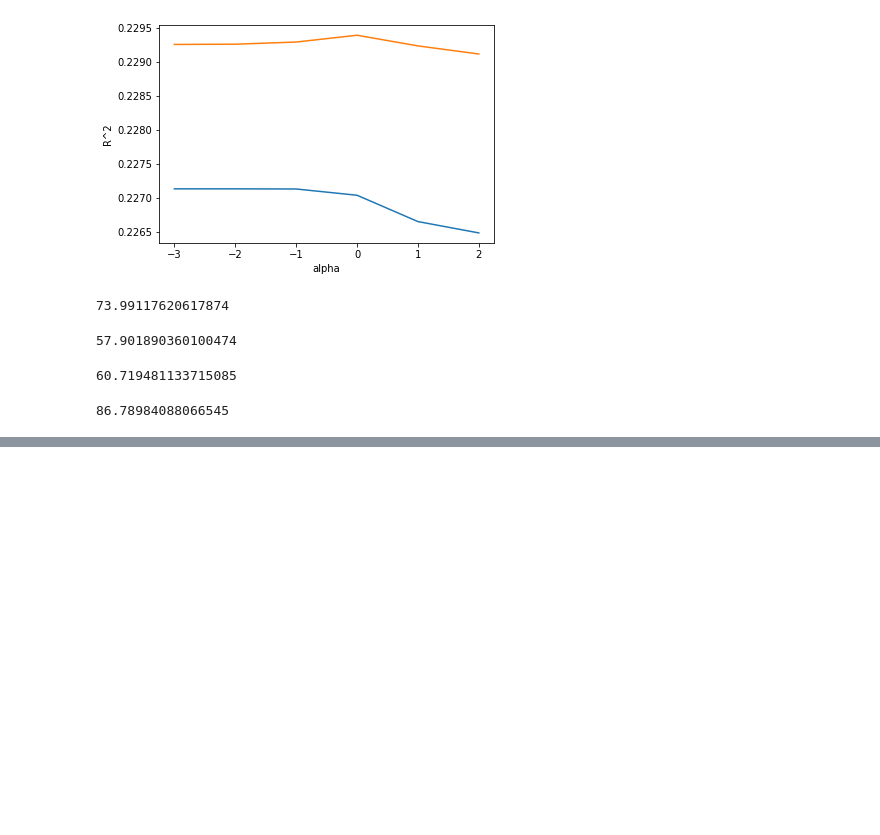
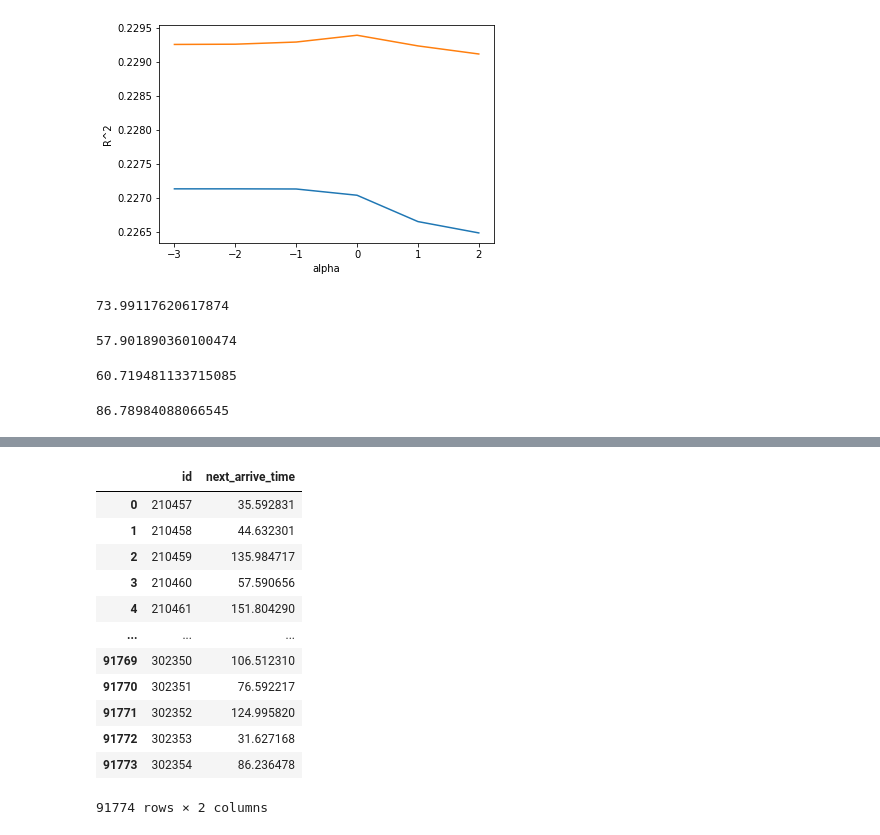
Before and after one commit to woojinhong03/My_Study_In_2022, a Jupyter notebook: bus.ipynb, the cells around one changed output, grey strips where cells are left out. Drawn from its saved outputs; the diff is of its cells as text; code cells hidden in the pictures; blank space fills up the shorter version.

```diff
--- a/bus.ipynb
+++ b/bus.ipynb
@@ -233,0 +286,17 @@ from sklearn.preprocessing import PolynomialFeatures
+# %%
+a = pd.read_csv("/content/drive/MyDrive/Kaggle Study/버스 운행시간/submission_제출양식.csv")
+a
+# %% [output]
+|  | id | next_arrive_time |
+| 0 | 210457 | 35.592831 |
+| 1 | 210458 | 44.632301 |
+| 2 | 210459 | 135.984717 |
+| 3 | 210460 | 57.590656 |
+| 4 | 210461 | 151.804290 |
+| ... | ... | ... |
+| 91769 | 302350 | 106.512310 |
+| 91770 | 302351 | 76.592217 |
+| 91771 | 302352 | 124.995820 |
+| 91772 | 302353 | 31.627168 |
+| 91773 | 302354 | 86.236478 |
+91774 rows × 2 columns
```
Also changed, not shown: parts of 9 cells of this notebook.
